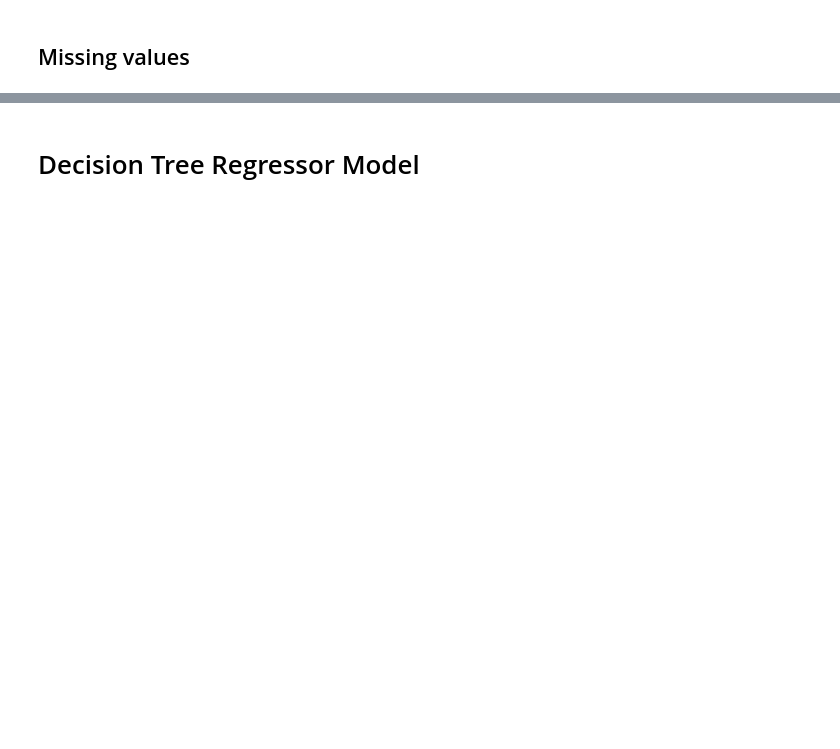
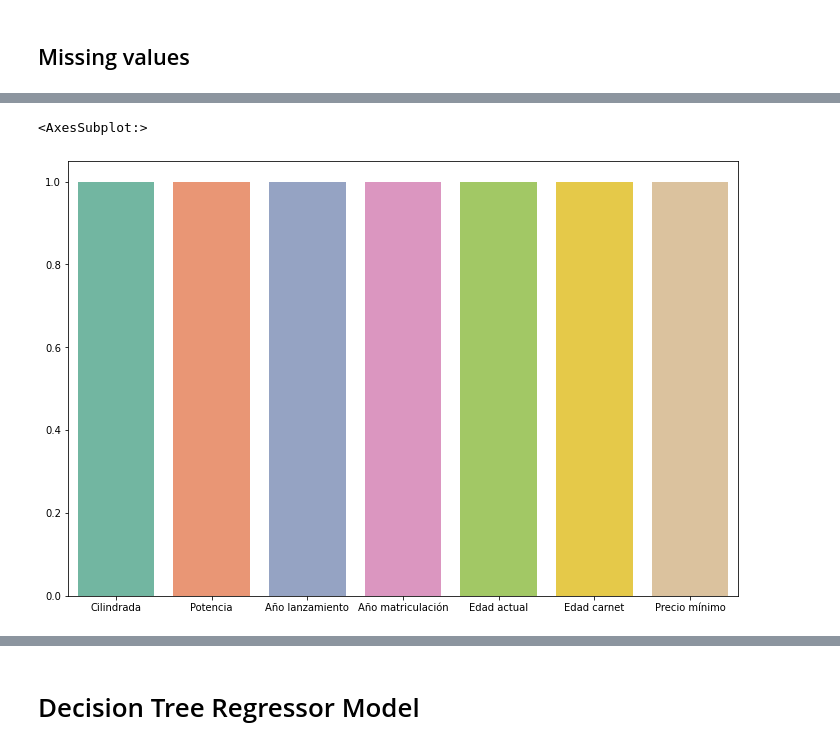
Before and after one commit to xabstep/motorbike_insurance, a Jupyter notebook: notebooks/insurance_model.ipynb, the cells around one changed output, grey strips where cells are left out. Saved outputs shown, nothing was run; the diff lists cells and outputs as text; code cells hidden in the pictures; blank space fills up the shorter version.

```diff
--- a/notebooks/insurance_model.ipynb
+++ b/notebooks/insurance_model.ipynb
@@ -9,16 +9,14 @@ import pandas as pd
 
 # Visualization libraries
 import matplotlib.pyplot as plt
+plt.rcParams["figure.figsize"] = (12,8)
 import seaborn as sns
-import plotly.express as px
-import plotly.graph_objects as go
-from plotly.subplots import make_subplots
+sns.set_palette('Set2')
 
 # Sklearn models
-from sklearn.model_selection import cross_val_score
 from sklearn.tree import DecisionTreeRegressor
-from sklearn.metrics import confusion_matrix
+from sklearn.model_selection import train_test_split
 
-# Sklearn base
-from sklearn.model_selection import train_test_split
-from sklearn.preprocessing import FunctionTransformer
+# Bonus
+import warnings
+warnings.filterwarnings('ignore')
@@ -156,0 +152,5 @@ px.bar(df.count() / len(df)).update_layout(showlegend=False)
+# %%
+sns.barplot(x=df.select_dtypes(exclude=object).columns, y=df.select_dtypes(exclude=object).count()/len(df.select_dtypes(exclude=object)))
+# %% [output]
+<AxesSubplot:>
+[figure, added]
```
Also changed, not shown: parts of 74 cells of this notebook, 10 other files.
